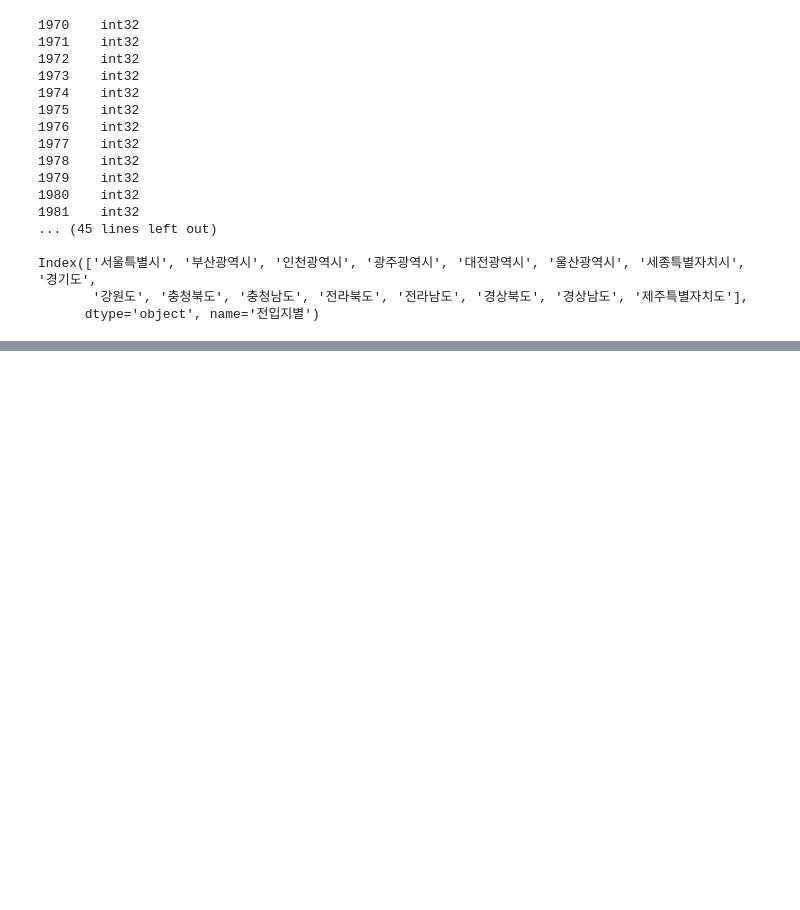
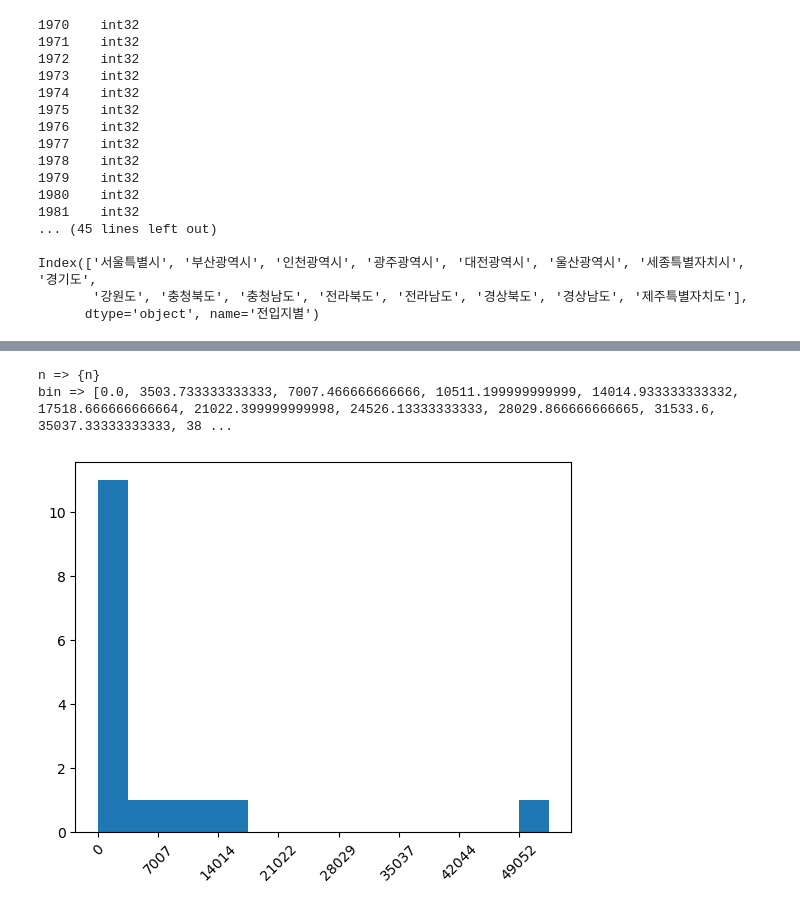
Before and after one commit to KDW8979/KDW, a Jupyter notebook: EX_PANDAS06/DAY08/ex_matplotlib_bar02.ipynb, the cells around one changed output, grey strips where cells are left out. Cells and saved outputs as stored; diff of their text form; code cells hidden in the pictures; blank space fills up the shorter version.

```diff
--- a/EX_PANDAS06/DAY08/ex_matplotlib_bar02.ipynb
+++ b/EX_PANDAS06/DAY08/ex_matplotlib_bar02.ipynb
@@ -242,5 +211,5 @@ dtype: object
 # %%
 mask=(copyDF['전출지별']=='대구광역시')
 
-cityDF=copyDF[mask]
-cityDF
+#cityDF=copyDF[mask]
+#cityDF
@@ -294,0 +280,14 @@ Index(['서울특별시', '부산광역시', '인천광역시', '광주광역시
+# %%
+# 2000년도 대구지역에서 타지역으로 이동인구수 분포
+n,bin,obj=plt.hist(cityDF['2000'], bins=15, histtype='stepfilled')
+print('n => {n}')
+print(f'bin => {bin.tolist()}')
+labels=list(map(int, bin.tolist()))
+plt.xticks(bin[::2], labels[::2], rotation=45)
+#plt.hist(cityDF['2000'],bins=15, histtype='stepfilled')
+#plt.hist(cityDF['2017'],bins=15, histtype='step')
+plt.show()
+# %% [output]
+n => {n}
+bin => [0.0, 3503.733333333333, 7007.466666666666, 10511.199999999999, 14014.933333333332, 17518.666666666664, 21022.399999999998, 24526.13333333333, 28029.866666666665, 31533.6, 35037.33333333333, 38 ...
+[figure, added]
```
Also changed, not shown: parts of 10 cells of this notebook, 7 other files.
